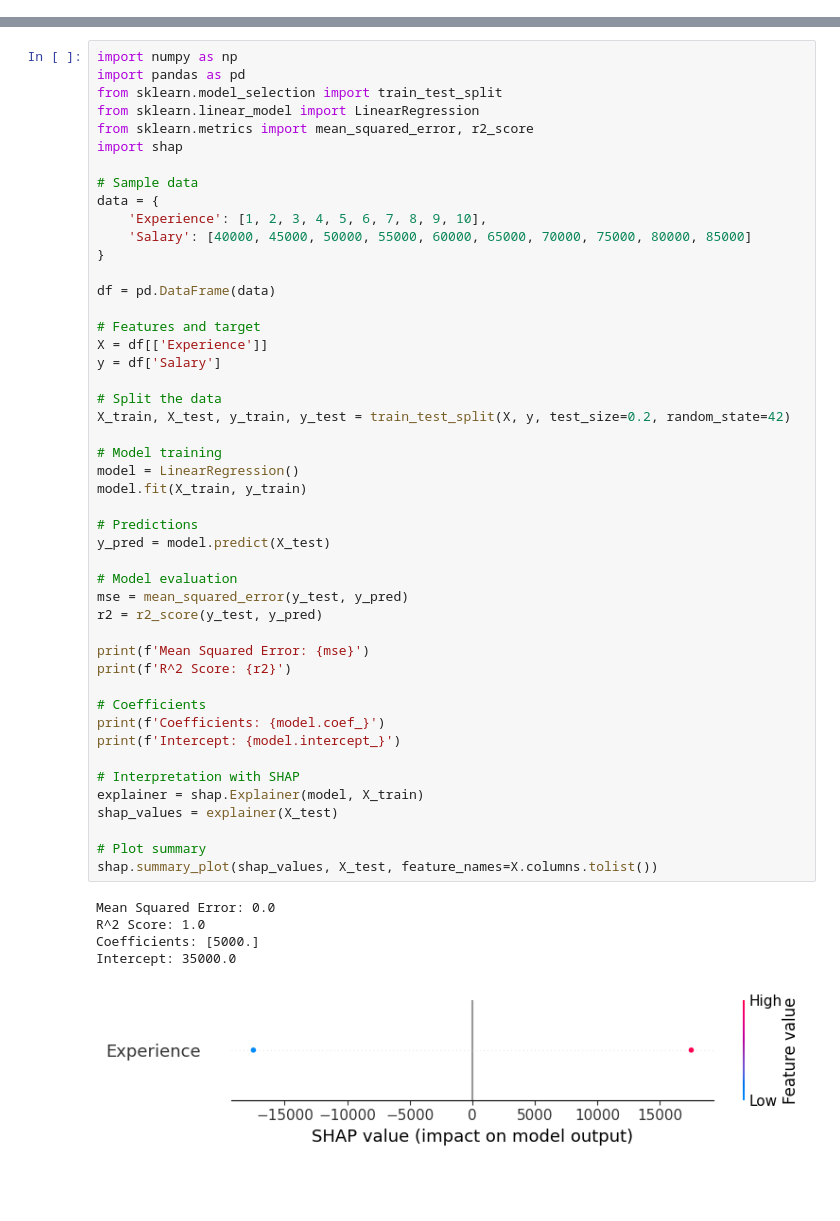
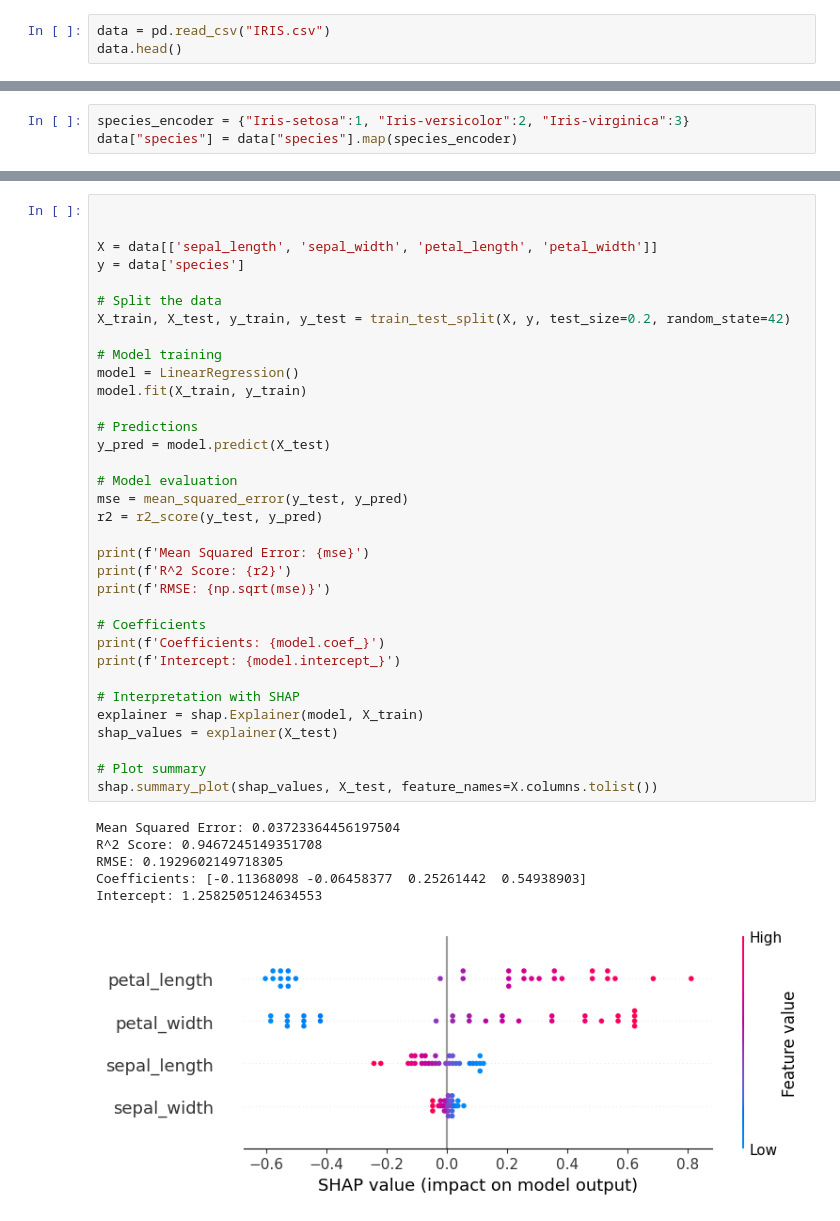
Before and after one commit to jayasooryantm/llm-xplorer, a Jupyter notebook: Tasks/Sk-learn interpretability practise.ipynb, the cells around one changed output, grey strips where cells are left out. Saved outputs shown, nothing was run; the diff lists cells and outputs as text; blank space fills up the shorter version.

```diff
--- a/Tasks/Sk-learn interpretability practise.ipynb
+++ b/Tasks/Sk-learn interpretability practise.ipynb
@@ -0,0 +8,3 @@
+# %%
+data = pd.read_csv("IRIS.csv")
+data.head()
@@ -0,0 +25,3 @@
+# %%
+species_encoder = {"Iris-setosa":1, "Iris-versicolor":2, "Iris-virginica":3}
+data["species"] = data["species"].map(species_encoder)
@@ -1,53 +43,41 @@
 # %%
-import numpy as np
-import pandas as pd
-from sklearn.model_selection import train_test_split
-from sklearn.linear_model import LinearRegression
-from sklearn.metrics import mean_squared_error, r2_score
-import shap
 
-# Sample data
-data = {
-    'Experience': [1, 2, 3, 4, 5, 6, 7, 8, 9, 10],
-    'Salary': [40000, 45000, 50000, 55000, 60000, 65000, 70000, 75000, 80000, 85000]
-}
 
-df = pd.DataFrame(data)
-
-# Features and target
-X = df[['Experience']]
-y = df['Salary']
+X = data[['sepal_length', 'sepal_width', 'petal_length', 'petal_width']]
+y = data['species']
 
 # Split the data
 X_train, X_test, y_train, y_test = train_test_split(X, y, test_size=0.2, random_state=42)
 
 # Model training
 model = LinearRegression()
 model.fit(X_train, y_train)
 
 # Predictions
 y_pred = model.predict(X_test)
 
 # Model evaluation
 mse = mean_squared_error(y_test, y_pred)
 r2 = r2_score(y_test, y_pred)
 
 print(f'Mean Squared Error: {mse}')
 print(f'R^2 Score: {r2}')
+print(f'RMSE: {np.sqrt(mse)}')
 
 # Coefficients
 print(f'Coefficients: {model.coef_}')
 print(f'Intercept: {model.intercept_}')
 
 # Interpretation with SHAP
 explainer = shap.Explainer(model, X_train)
 shap_values = explainer(X_test)
 
 # Plot summary
 shap.summary_plot(shap_values, X_test, feature_names=X.columns.tolist())
 # %% [output]
-Mean Squared Error: 0.0
-R^2 Score: 1.0
-Coefficients: [5000.]
-Intercept: 35000.0
+Mean Squared Error: 0.03723364456197504
+R^2 Score: 0.9467245149351708
+RMSE: 0.1929602149718305
+Coefficients: [-0.11368098 -0.06458377  0.25261442  0.54938903]
+Intercept: 1.2582505124634553
-[figure, old version]
+[figure, new version]
```
Also changed, not shown: parts of 6 cells of this notebook.
